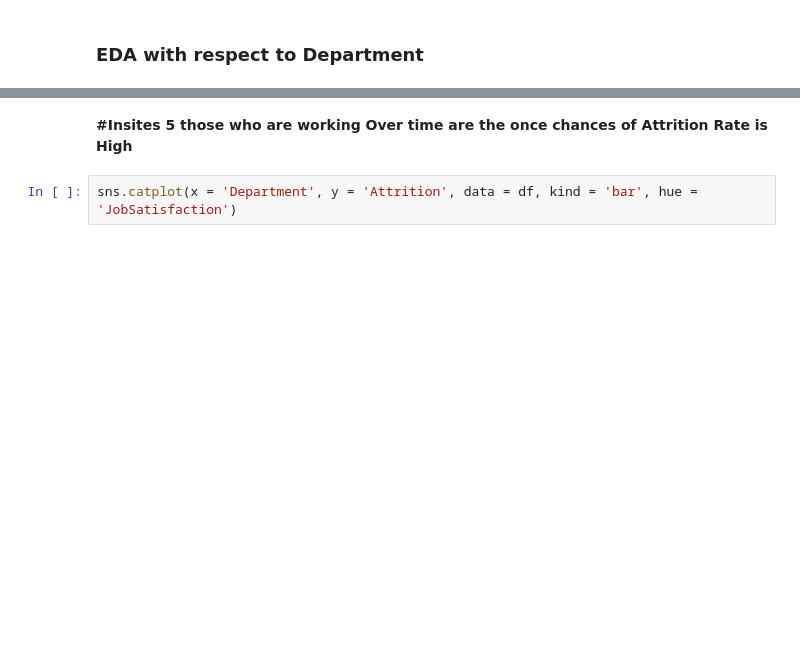
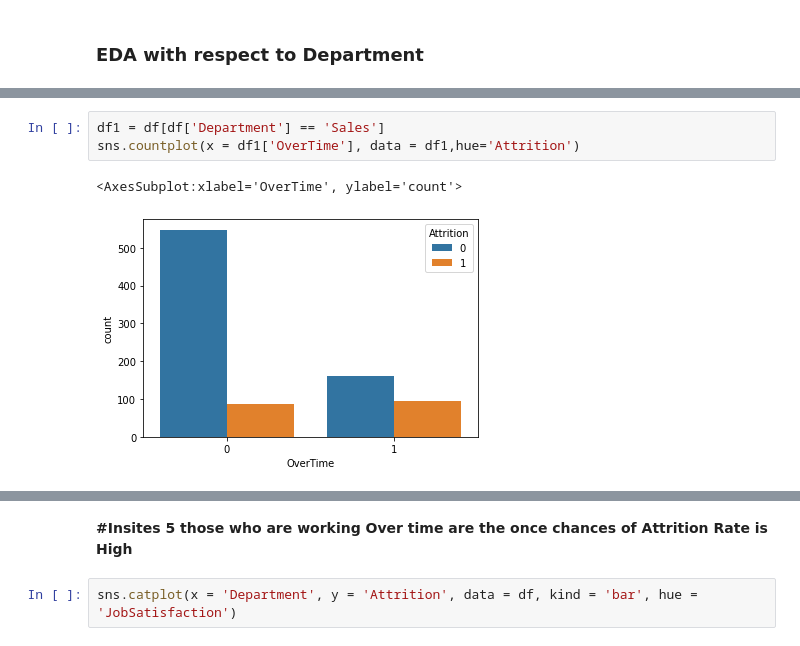
Before and after one commit to melwinmpk/python_datascience, a Jupyter notebook: Stats/Assignment/Capstone Project/EDA of the Capstone Project by Melwin Varghese P.ipynb, the cells around one changed output, grey strips where cells are left out. Cells and saved outputs as stored; diff of their text form; blank space fills up the shorter version.

```diff
--- a/Stats/Assignment/Capstone Project/EDA of the Capstone Project by Melwin Varghese P.ipynb
+++ b/Stats/Assignment/Capstone Project/EDA of the Capstone Project by Melwin Varghese P.ipynb
@@ -139,0 +158,6 @@ sns.catplot(x = 'Department', y = 'OverTime', data = df, kind = 'bar', hue = 'At
+# %%
+df1 = df[df['Department'] == 'Sales']
+sns.countplot(x = df1['OverTime'], data = df1,hue='Attrition')
+# %% [output]
+<AxesSubplot:xlabel='OverTime', ylabel='count'>
+[figure, added]
```
Also changed, not shown: parts of 28 cells of this notebook, 8 other files.
